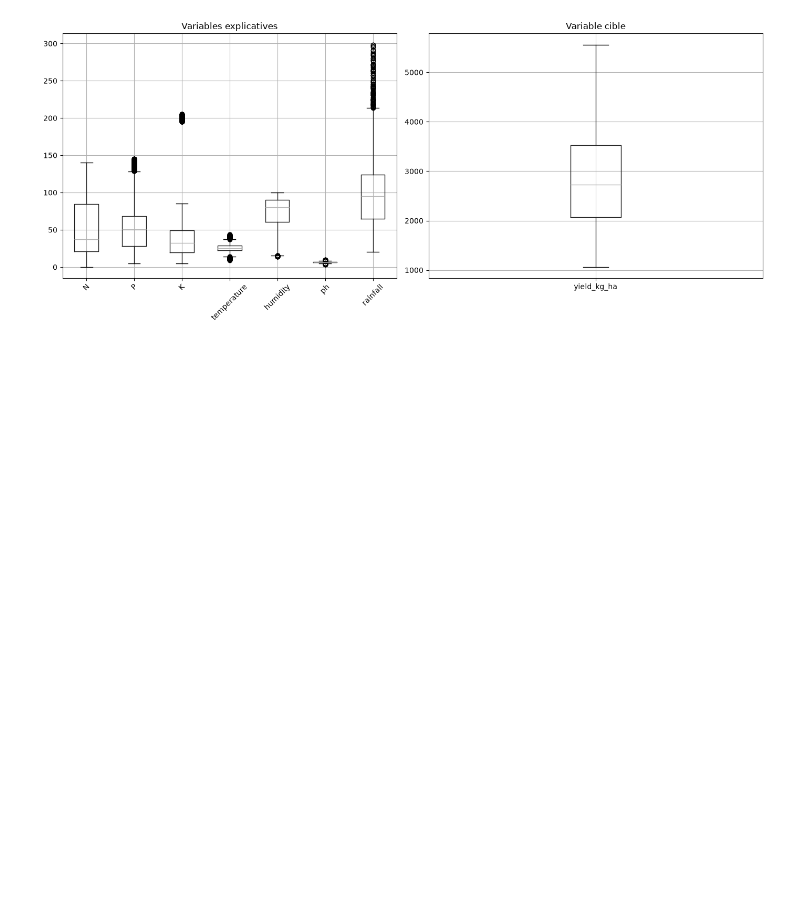
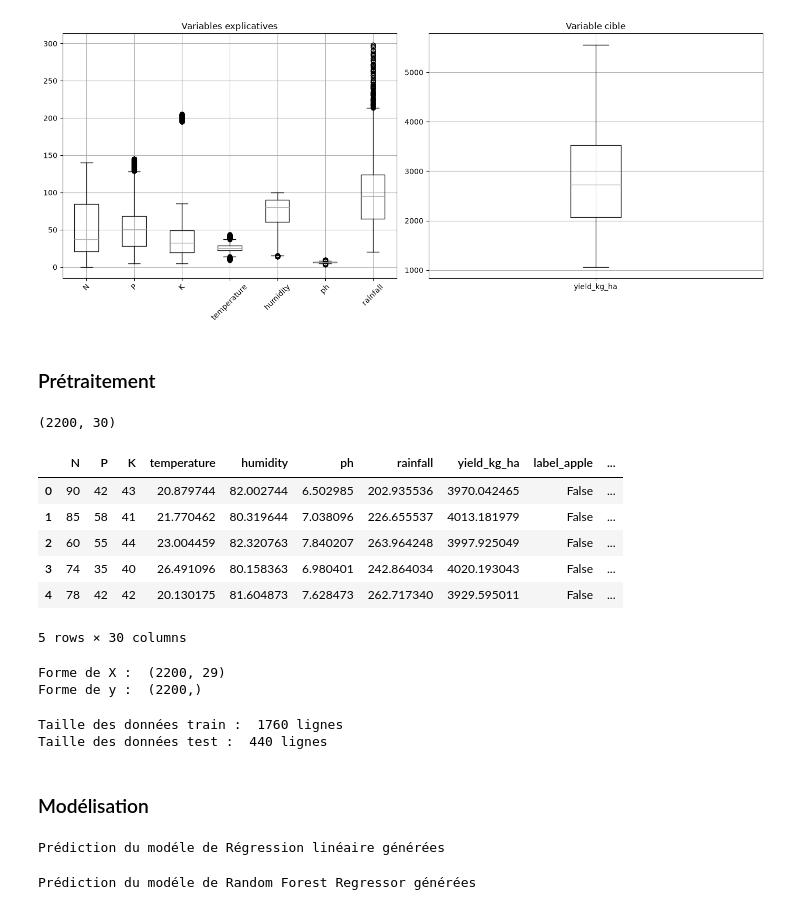
Before and after one commit to AliouneBadaraMedouneDiene/AgriPredict, a Jupyter notebook: notebooks/agripredict_pipeline.ipynb, the cells around one changed output. Drawn from its saved outputs; the diff is of its cells as text; code cells hidden in the pictures; blank space fills up the shorter version.

```diff
--- a/notebooks/agripredict_pipeline.ipynb
+++ b/notebooks/agripredict_pipeline.ipynb
@@ -204,3 +204,82 @@ plt.tight_layout()
 plt.show()
 # %% [output]
 [figure]
+# %% [markdown]
+### Prétraitement
+# %%
+# Avant d'entraîner un modéle, il faut transformer les données dans un format que scikit-learn peut utiliser, donc pour ce faire,
+# nous allons encoder la variable "label" car les modéles ne comprennent que des nombres, pas du texte comme "rice" ou "apple".
+# On transforme donc chaque nom de culture en variable numérique
+# Pour l'encodage, nous allons utiliser la méthode One-Hot Encoding pour éviter que le modéle qu'il existe un ordre ou une distance
+# entre les catégories
+
+df_encoded = pd.get_dummies(df, columns=["label"], prefix="label") # pd.get_dummies() transforme chaque catégorie en colonne binaire séparée
+# Exemple : label='rice' devient une colonne 'label_rice'=1 et toutes les autres colonnes 'label_xxx'=0
+
+# Aprés cette ligne, nous devons normalement avoir 22 nouvelles colonnes
+
+print(df_encoded.shape)
+df_encoded.head()
+# %% [output]
+(2200, 30)
+|  | N | P | K | temperature | humidity | ph | rainfall | yield_kg_ha | label_apple | ... |
+| 0 | 90 | 42 | 43 | 20.879744 | 82.002744 | 6.502985 | 202.935536 | 3970.042465 | False | ... |
+| 1 | 85 | 58 | 41 | 21.770462 | 80.319644 | 7.038096 | 226.655537 | 4013.181979 | False | ... |
+| 2 | 60 | 55 | 44 | 23.004459 | 82.320763 | 7.840207 | 263.964248 | 3997.925049 | False | ... |
+| 3 | 74 | 35 | 40 | 26.491096 | 80.158363 | 6.980401 | 242.864034 | 4020.193043 | False | ... |
+| 4 | 78 | 42 | 42 | 20.130175 | 81.604873 | 7.628473 | 262.717340 | 3929.595011 | False | ... |
+5 rows × 30 columns
+# %%
+# Maintenant on peut séparer les variables explicatives (variables utilisées pour la prédiction) de la variable cible yield_kg_ha
+# (celle qu'on veut prédire)
+
+X = df_encoded.drop(columns=["yield_kg_ha"])
+y = df_encoded["yield_kg_ha"]
+
+print("Forme de X : ", X.shape)
+print("Forme de y : ", y.shape)
+# %% [output]
+Forme de X :  (2200, 29)
+Forme de y :  (2200,)
+# %%
+# Pour l'entrainement, nous avons choisi une répartition de 80% données train et 20% données test, soit 0.2 en test_size et
+# un random_state = 42 pour avoir le même résultat aprés relance
+
+from sklearn.model_selection import train_test_split
+
+X_train, X_test, y_train, y_test = train_test_split(X, y, test_size = 0.2, random_state = 42)
+
+print("Taille des données train : ", X_train.shape[0], "lignes")
+print("Taille des données test : ", X_test.shape[0], "lignes")
+# %% [output]
+Taille des données train :  1760 lignes
+Taille des données test :  440 lignes
+# %% [markdown]
+### Modélisation
+# %%
+# Baseline : Régression linéaire
+# C'est un modéle simple qui cherche une relation linéaire entre les variables explicatives (X) et le rendement (y)
+
+
+from sklearn.linear_model import LinearRegression
+
+linear_regression = LinearRegression()
+linear_regression.fit(X_train, y_train) # la méthode .fit() permet d'entraîner un modéle sur les données d'entrainement
+y_pred_linear_regression = linear_regression.predict(X_test) # la méthode .predict() utilise le modéle entraîné pour prédire sur les données
+# test qui sont des données que le modéle n'a jamais vues pendant l'entraînement
+print("Prédiction du modéle de Régression linéaire générées")
+# %% [output]
+Prédiction du modéle de Régression linéaire générées
+# %%
+# Modéle avancé : Random Forest Regressor
+# Random Forest combine plusieurs arbres de décision (une forêt) et fait la moyenne de leurs prédictions
+# Il capture des relations non-linéaires que la régréssion linéaire ne peut pas voir
+
+from sklearn.ensemble import RandomForestRegressor
+
+random_forest_regressor = RandomForestRegressor(n_estimators=100, random_state=42) #n_estimators représente le nombre d'arbres dans la forêt
+random_forest_regressor.fit(X_train, y_train)
+y_pred_random_forest_regressor = random_forest_regressor.predict(X_test)
+print("Prédiction du modéle de Random Forest Regressor générées")
+# %% [output]
+Prédiction du modéle de Random Forest Regressor générées
```
Also changed, not shown: parts of 4 cells of this notebook.
